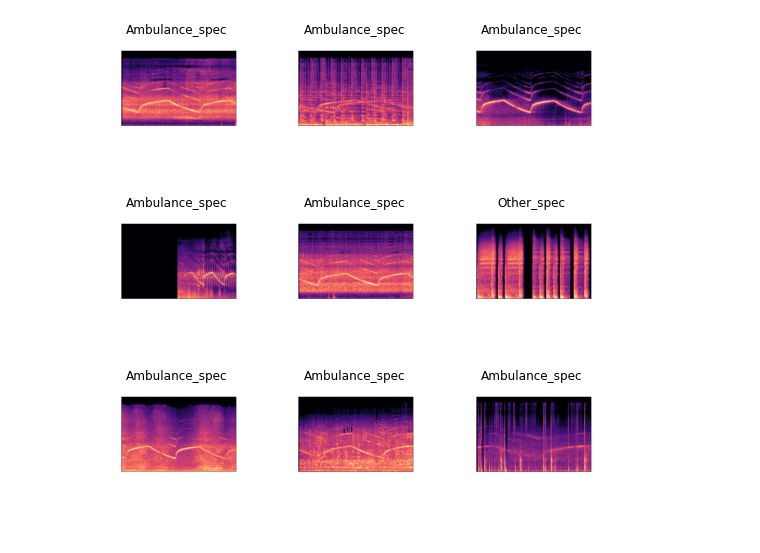
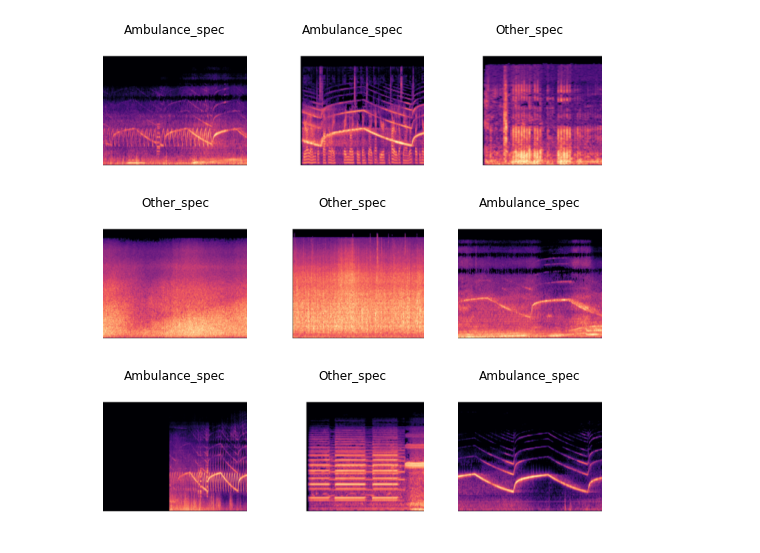
Before and after one commit to matthewocando/AutonomousAlert, a Jupyter notebook: TrainModel.ipynb, the cells around one changed output. Saved outputs shown, nothing was run; the diff lists cells and outputs as text; code cells hidden in the pictures; blank space fills up the shorter version.

```diff
--- a/TrainModel.ipynb
+++ b/TrainModel.ipynb
@@ -14,10 +12,11 @@ data_types = ['Ambulance_spec','Other_spec']
 # %%
 specs = DataBlock(blocks=(ImageBlock, CategoryBlock),
                    get_items=get_image_files,
-                   splitter=RandomSplitter(valid_pct=0.15, seed=53),
+                   splitter=RandomSplitter(valid_pct=0.15, seed=33),
+                  item_tfms=Resize(224),
                    get_y=parent_label)
 
 dls = specs.dataloaders(data_path)
 dls.train.show_batch()
 # %% [output]
-[figure, old version]
+[figure, new version]
```
Also changed, not shown: parts of 8 cells of this notebook.
